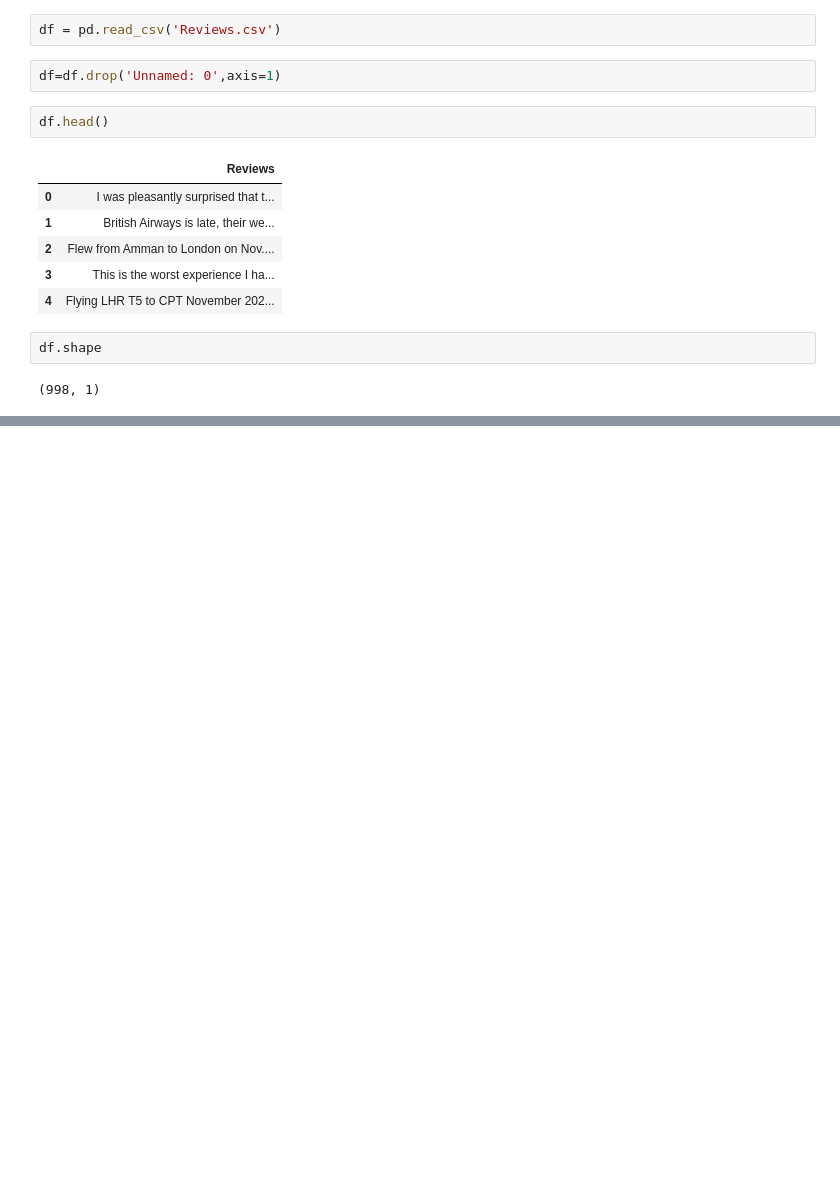
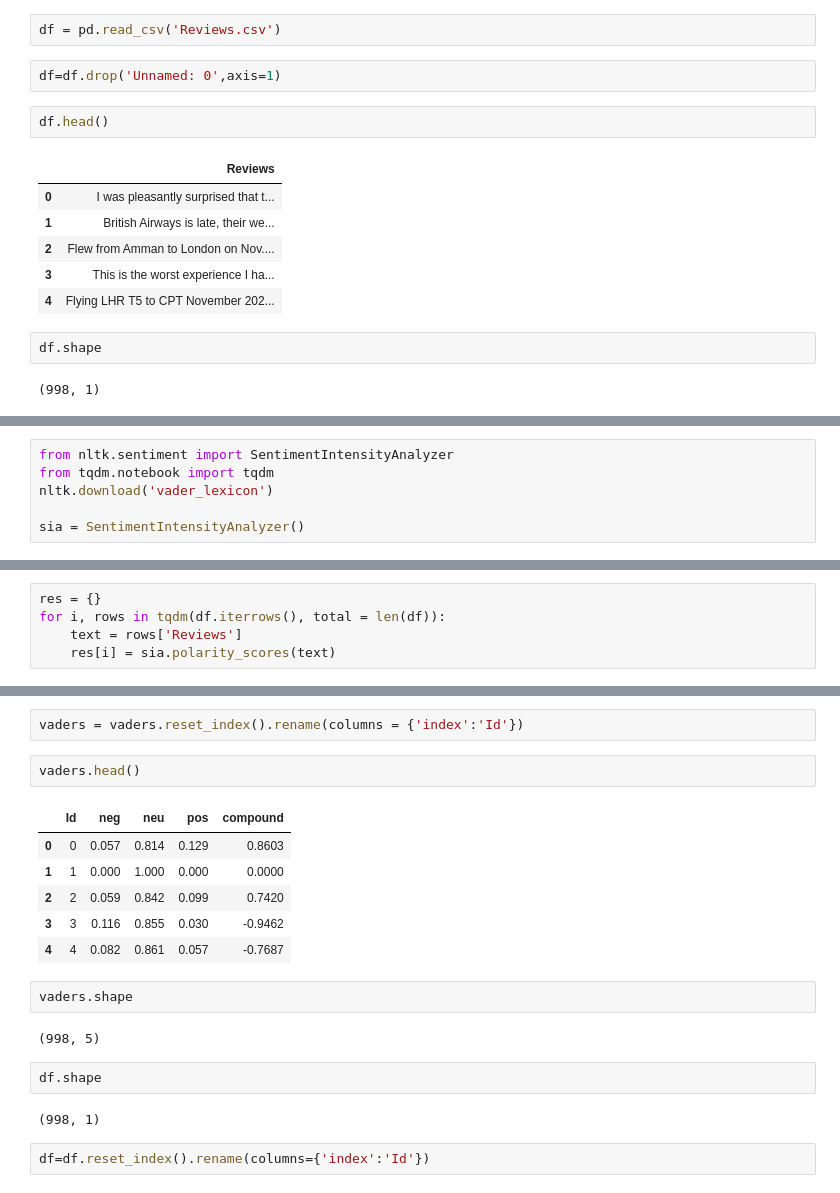
Before and after one commit to proton029/British-Airways-internship-Data-Science-, a Jupyter notebook: Webscraping.ipynb, the cells around one changed output, grey strips where cells are left out. Drawn from its saved outputs; the diff is of its cells as text; blank space fills up the shorter version.

```diff
--- a/Webscraping.ipynb
+++ b/Webscraping.ipynb
@@ -203,0 +281,6 @@ df.shape
+# %%
+from nltk.sentiment import SentimentIntensityAnalyzer
+from tqdm.notebook import tqdm
+nltk.download('vader_lexicon')
+
+sia = SentimentIntensityAnalyzer()
@@ -203,0 +300,5 @@ df.shape
+# %%
+res = {}
+for i, rows in tqdm(df.iterrows(), total = len(df)):
+    text = rows['Reviews']
+    res[i] = sia.polarity_scores(text)
@@ -203,0 +316,21 @@ df.shape
+# %%
+vaders = vaders.reset_index().rename(columns = {'index':'Id'})
+# %%
+vaders.head()
+# %% [output]
+|  | Id | neg | neu | pos | compound |
+| 0 | 0 | 0.057 | 0.814 | 0.129 | 0.8603 |
+| 1 | 1 | 0.000 | 1.000 | 0.000 | 0.0000 |
+| 2 | 2 | 0.059 | 0.842 | 0.099 | 0.7420 |
+| 3 | 3 | 0.116 | 0.855 | 0.030 | -0.9462 |
+| 4 | 4 | 0.082 | 0.861 | 0.057 | -0.7687 |
+# %%
+vaders.shape
+# %% [output]
+(998, 5)
+# %%
+df.shape
+# %% [output]
+(998, 1)
+# %%
+df=df.reset_index().rename(columns={'index':'Id'})
```
Also changed, not shown: parts of 21 cells of this notebook.
